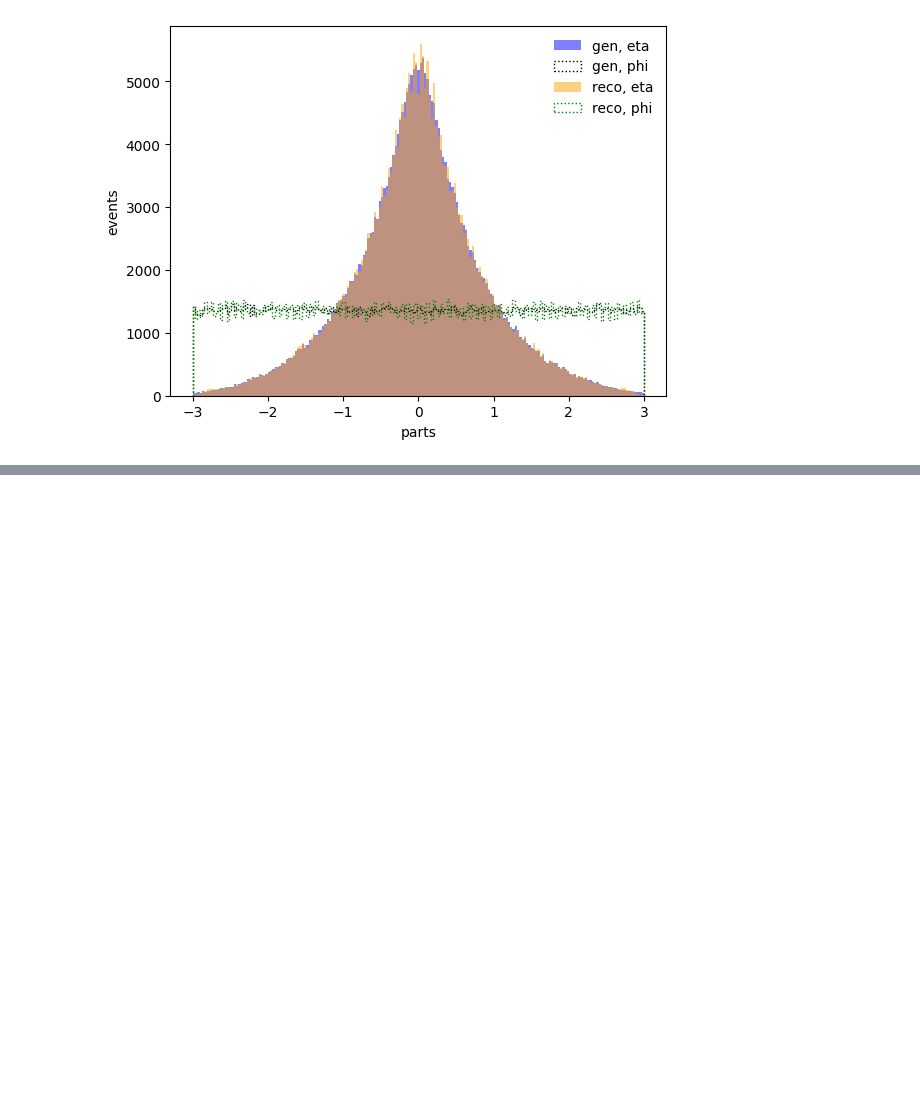
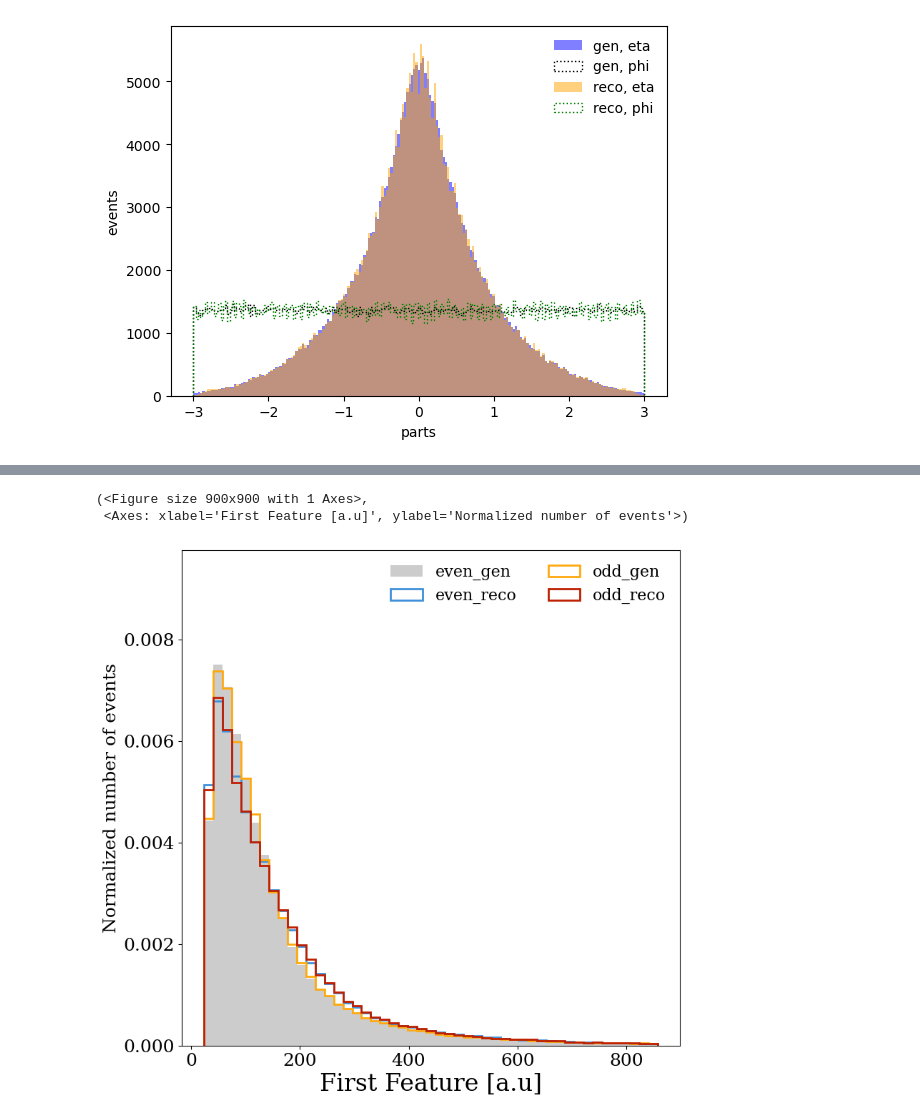
Before and after one commit to rappoccio/Omni2D, a Jupyter notebook: OmnifoldPtMass.ipynb, the cells around one changed output, grey strips where cells are left out. Cells and saved outputs as stored; diff of their text form; code cells hidden in the pictures; blank space fills up the shorter version.

```diff
--- a/OmnifoldPtMass.ipynb
+++ b/OmnifoldPtMass.ipynb
@@ -329,0 +238,13 @@ plt.colorbar()
+# %%
+SetStyle()
+data_dict = {
+    'even_gen': even_gen[:,0],
+    'even_reco': even_reco[:,0],
+    'odd_gen': odd_gen[:,0],
+    'odd_reco': odd_reco[:,0],
+}
+HistRoutine(data_dict,'First Feature [a.u]', reference_name = 'even_gen',plot_ratio=False)
+# %% [output]
+(<Figure size 900x900 with 1 Axes>,
+ <Axes: xlabel='First Feature [a.u]', ylabel='Normalized number of events'>)
+[figure, added]
```
Also changed, not shown: parts of 30 cells of this notebook, 1 other file.
